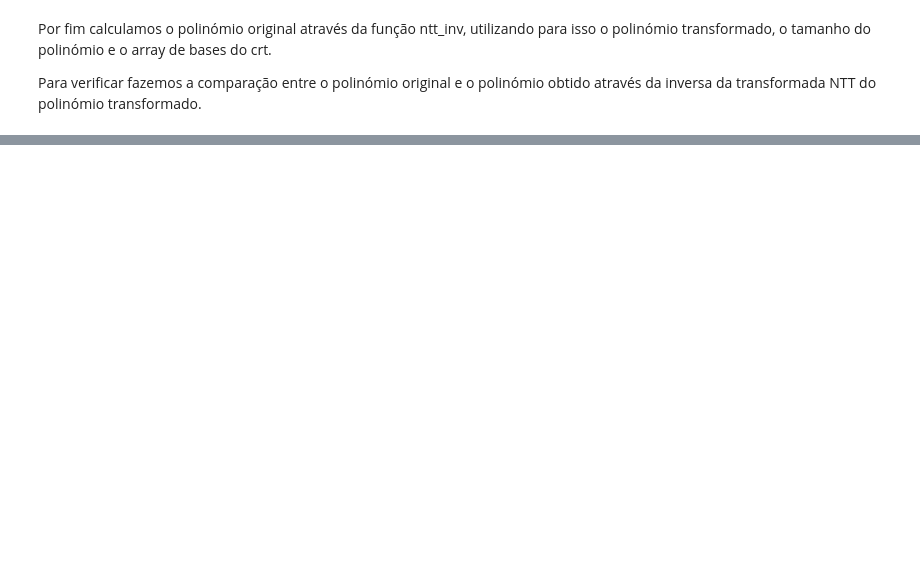
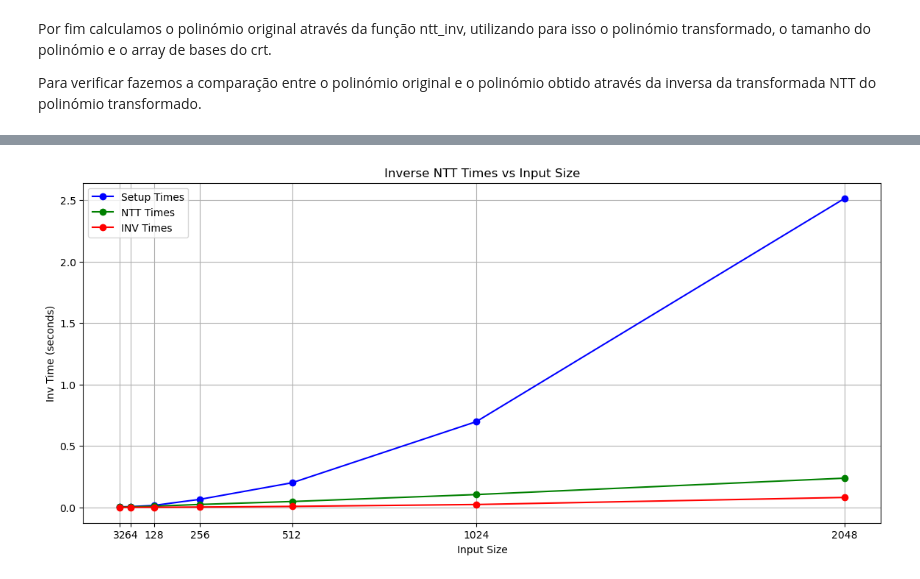
Before and after one commit to simaobarroso/tp-EC-CSI, a Jupyter notebook: TP2/Ex2/Exercício 2 - NTT_CRT.ipynb, the cells around one changed output, grey strips where cells are left out. Cells and saved outputs as stored; diff of their text form; code cells hidden in the pictures; blank space fills up the shorter version.

```diff
--- a/TP2/Ex2/Exercício 2 - NTT_CRT.ipynb
+++ b/TP2/Ex2/Exercício 2 - NTT_CRT.ipynb
@@ -131,0 +265,14 @@ print("Correto ? ",f == fff)
+# %%
+plt.figure(figsize=(14, 6))
+plt.plot(input_sizes, avarage_setup_times, marker='o', color='b', label='Setup Times')
+plt.plot(input_sizes, avarage_ntt_times , marker='o', color='g', label='NTT Times')
+plt.plot(input_sizes, avarage_inv_times , marker='o', color='r', label='INV Times')
+plt.title('Inverse NTT Times vs Input Size')
+plt.xlabel('Input Size')
+plt.ylabel('Inv Time (seconds)')
+plt.xticks(input_sizes)
+plt.grid(True)
+plt.legend()
+plt.show()
+# %% [output]
+[figure, added]
```
Also changed, not shown: parts of 10 cells of this notebook.
